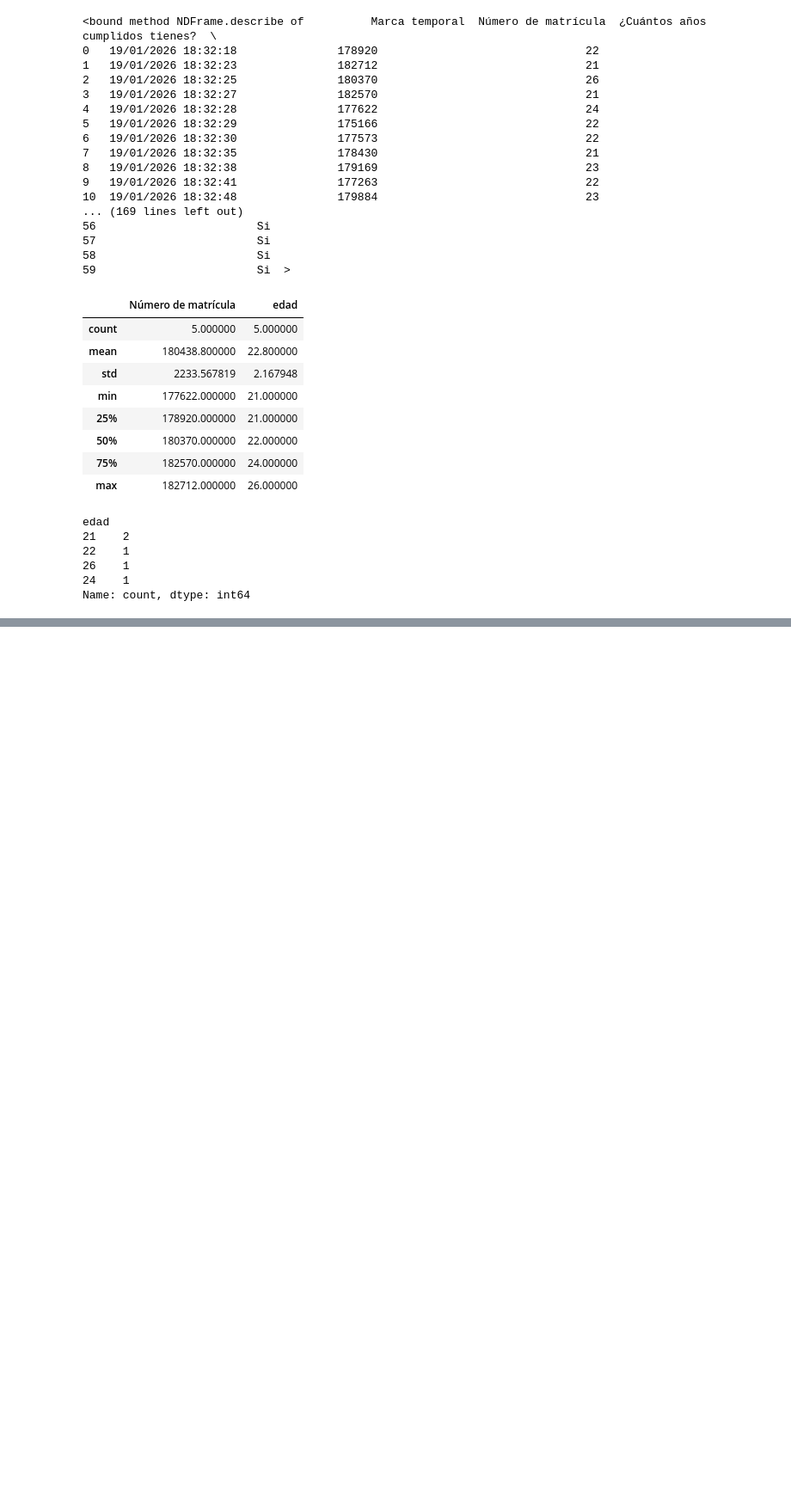
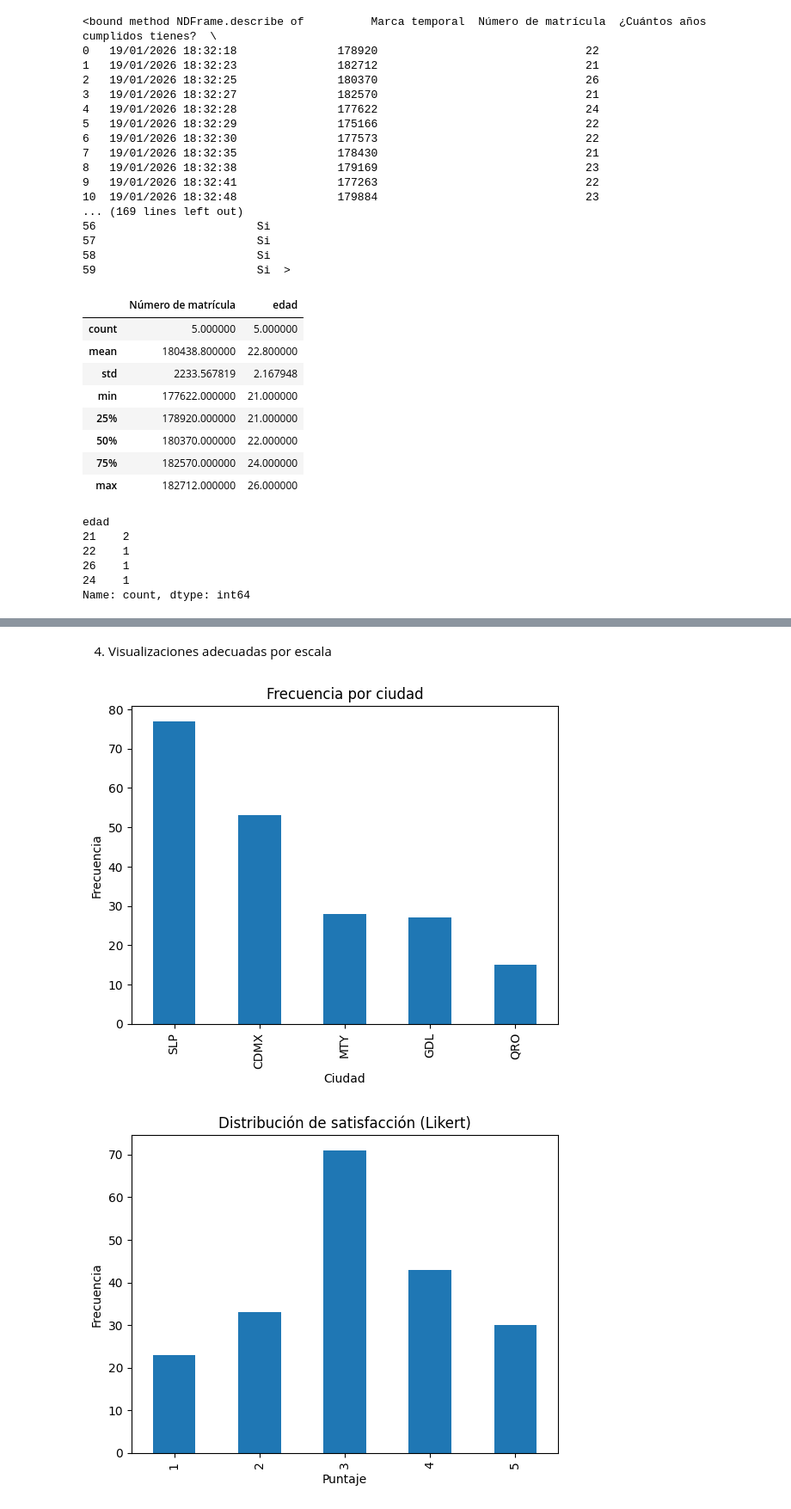
Before and after one commit to Diego0086/Mineria-De-Datos, a Jupyter notebook: Untitled0.ipynb, the cells around one changed output, grey strips where cells are left out. Shown at 86% size. Cells and saved outputs as stored; diff of their text form; code cells hidden in the pictures; blank space fills up the shorter version.

Commit message:
Escalas de medicion hasta las graficas

```diff
--- a/Untitled0.ipynb
+++ b/Untitled0.ipynb
@@ -1197,0 +1203,3 @@ Name: count, dtype: int64
+# %%
+np.random.seed(42)
+n = 200
@@ -1197,0 +1251,20 @@ Name: count, dtype: int64
+# %%
+# Nominal → category (sin orden)
+df["genero"] = df["genero"].astype("category") #casting para cambiar el tipo de nominal a category
+df["ciudad"] = df["ciudad"].astype("category")
+
+# Ordinal → category con orden
+segmento_cat = pd.CategoricalDtype(categories=["Estándar", "Oro", "Platino"], ordered=True)
+df["segmento"] = df["segmento"].astype(segmento_cat)
+
+satisfaccion_cat = pd.CategoricalDtype(categories=[1,2,3,4,5], ordered=True)
+df["satisfaccion"] = df["satisfaccion"].astype(satisfaccion_cat)
+
+# Intervalo / Razón → numérico (ya están), pero verifica:
+df["temperatura_sala"] = pd.to_numeric(df["temperatura_sala"])
+df["edad"] = pd.to_numeric(df["edad"])
+df["ingreso_mensual"] = pd.to_numeric(df["ingreso_mensual"])
+df["visitas_ultimo_anio"] = pd.to_numeric(df["visitas_ultimo_anio"])
+
+# Derivada útil: días desde última visita (razón)
+df["dias_desde_ultima_visita"] = (pd.to_datetime("2025-12-31") - df["fecha_ultima_visita"]).dt.days
@@ -1197,0 +1366,23 @@ Name: count, dtype: int64
+# %% [markdown]
+4) Visualizaciones adecuadas por escala
+# %%
+import matplotlib.pyplot as plt
+
+# Nominal: barras
+df["ciudad"].value_counts().plot(kind="bar", title="Frecuencia por ciudad") #cuenta la cantidad de datos que hay en una grafica de barras
+plt.xlabel("Ciudad"); plt.ylabel("Frecuencia"); plt.show()
+
+# Ordinal: barra ordenada por categorías
+df["satisfaccion"].value_counts().sort_index().plot(kind="bar", title="Distribución de satisfacción (Likert)")
+plt.xlabel("Puntaje"); plt.ylabel("Frecuencia"); plt.show()
+
+# Intervalo: histograma de temperatura
+df["temperatura_sala"].plot(kind="hist", bins=12, title="Histograma de temperatura (°C)")
+plt.xlabel("°C"); plt.show()
+
+# Razón: boxplot de ingreso (suele ser asimétrico)
+df[["ingreso_mensual"]].plot(kind="box", title="Boxplot de ingreso mensual (MXN)") #datos percentiles como del 0 al 25 o 0 al 75
+plt.show()
+# %% [output]
+[figure, added]
+[figure, added]
```
Also changed, not shown: parts of 14 cells of this notebook.
